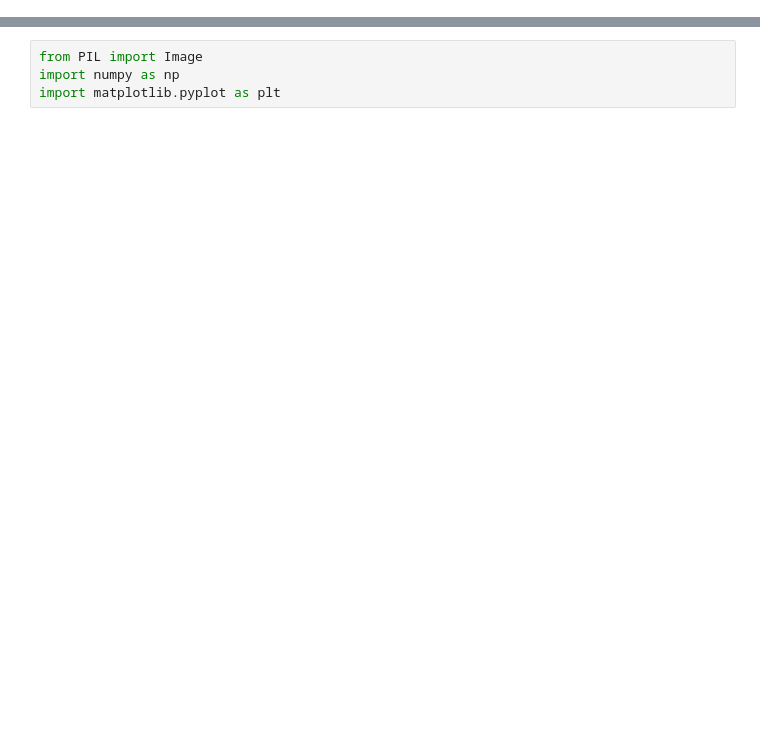
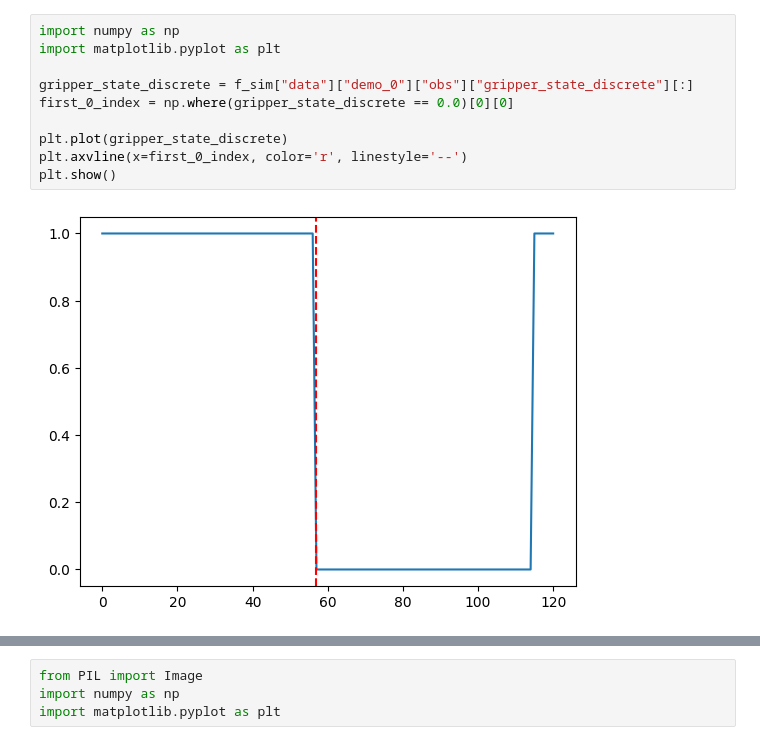
Before and after one commit to peek-robot/threedda, a Jupyter notebook: notebooks/load_data.ipynb, the cells around one changed output, grey strips where cells are left out. Cells and saved outputs as stored; diff of their text form; blank space fills up the shorter version.

```diff
--- a/notebooks/load_data.ipynb
+++ b/notebooks/load_data.ipynb
@@ -9,0 +92,12 @@ data_real = f_real["data"]["demo_0"]
+# %%
+import numpy as np
+import matplotlib.pyplot as plt
+
+gripper_state_discrete = f_sim["data"]["demo_0"]["obs"]["gripper_state_discrete"][:]
+first_0_index = np.where(gripper_state_discrete == 0.0)[0][0]
+
+plt.plot(gripper_state_discrete)
+plt.axvline(x=first_0_index, color='r', linestyle='--')
+plt.show()
+# %% [output]
+[figure, added]
```
Also changed, not shown: parts of 16 cells of this notebook, 4 other files.
